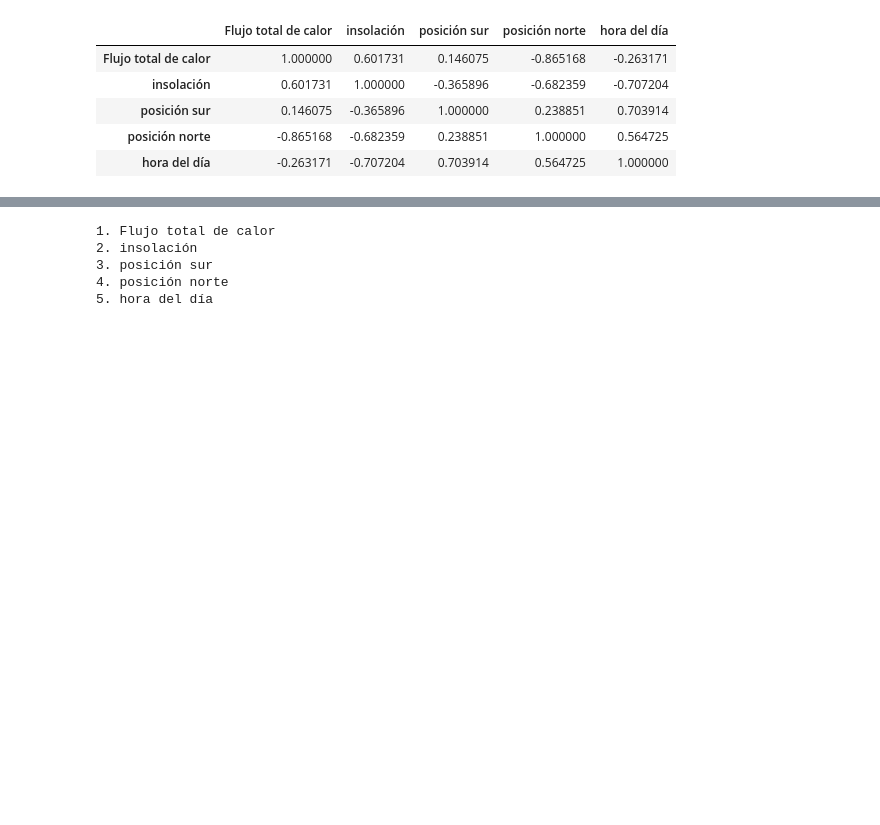
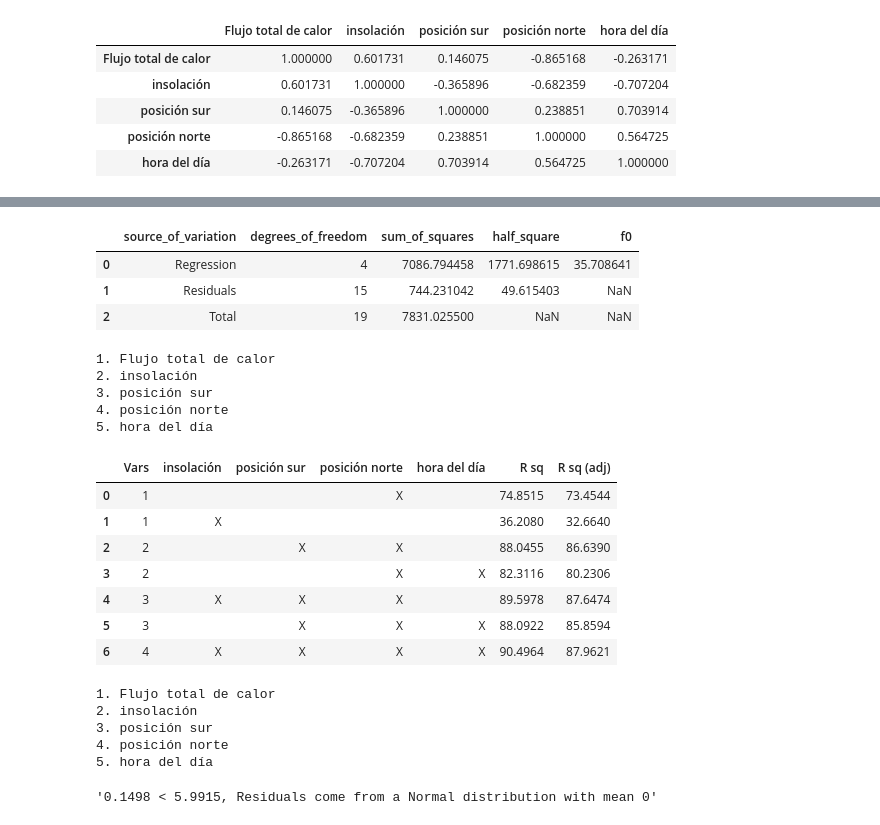
Before and after one commit to PPuertos/Regression-Modeling, a Jupyter notebook: modelado.ipynb, the cells around one changed output, grey strips where cells are left out. Saved outputs shown, nothing was run; the diff lists cells and outputs as text; code cells hidden in the pictures; blank space fills up the shorter version.

```diff
--- a/modelado.ipynb
+++ b/modelado.ipynb
@@ -122,9 +161,35 @@ webAppRegMultiple.VIF(df_ex_3.iloc[:,1:])
 # %%
-# Constants for the model (b0, b1, ..., bk)
-model = webAppRegMultiple.anova_table(df_ex_3)
+# ANOVA table for the model
+model['model_data']['anova_table']
 # %% [output]
-1. Flujo total de calor
-2. insolación
-3. posición sur
-4. posición norte
-5. hora del día
+|  | source_of_variation | degrees_of_freedom | sum_of_squares | half_square | f0 |
+| 0 | Regression | 4 | 7086.794458 | 1771.698615 | 35.708641 |
+| 1 | Residuals | 15 | 744.231042 | 49.615403 | NaN |
+| 2 | Total | 19 | 7831.025500 | NaN | NaN |
+# %%
+# Top Models
+webAppRegMultiple.top_models(df_ex_3)
+# %% [output]
+1. Flujo total de calor
+2. insolación
+3. posición sur
+4. posición norte
+5. hora del día
+|  | Vars | insolación | posición sur | posición norte | hora del día | R sq | R sq (adj) |
+| 0 | 1 |  |  | X |  | 74.8515 | 73.4544 |
+| 1 | 1 | X |  |  |  | 36.2080 | 32.6640 |
+| 2 | 2 |  | X | X |  | 88.0455 | 86.6390 |
+| 3 | 2 |  |  | X | X | 82.3116 | 80.2306 |
+| 4 | 3 | X | X | X |  | 89.5978 | 87.6474 |
+| 5 | 3 |  | X | X | X | 88.0922 | 85.8594 |
+| 6 | 4 | X | X | X | X | 90.4964 | 87.9621 |
+# %%
+# We decide that the best model in this sample is the one with 4 variables
+# We are gonna run that model
+best_model = webAppRegMultiple.mult_reg_model(df_ex_3)
+# %% [output]
+1. Flujo total de calor
+2. insolación
+3. posición sur
+4. posición norte
+5. hora del día
@@ -130,0 +201,6 @@ model = webAppRegMultiple.anova_table(df_ex_3)
+# %%
+# RESIDUALS COMING FROM NORMAL DISTRIBUTION WITH MEAN 0 AND VARIANCE OF THE RESIDUALS
+# This is a mathematical way to ensure the model meets the normal and mean 0 hypothesis
+best_model['normal_0_mean_assumption']
+# %% [output]
+'0.1498 < 5.9915, Residuals come from a Normal distribution with mean 0'
```
Also changed, not shown: parts of 15 cells of this notebook, 1 other file.
